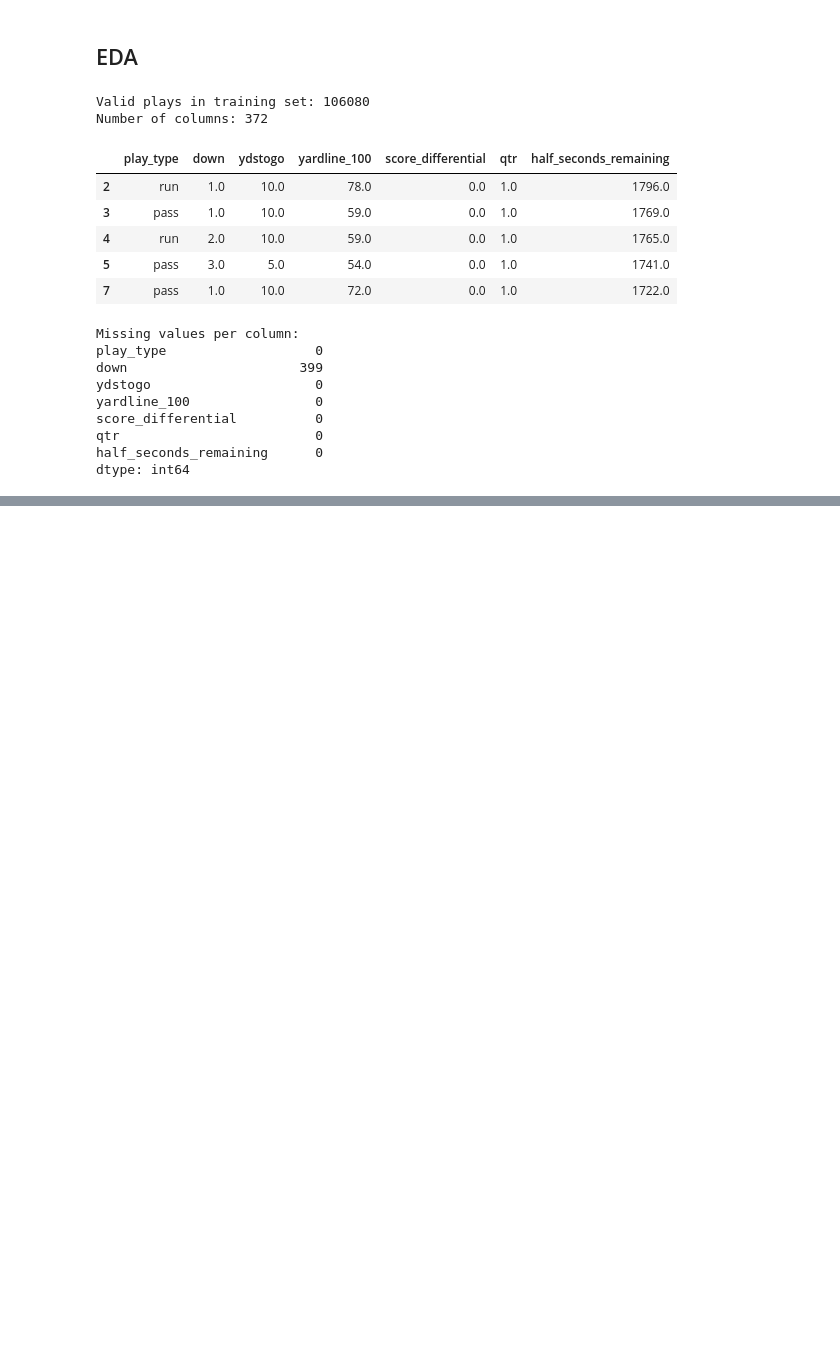
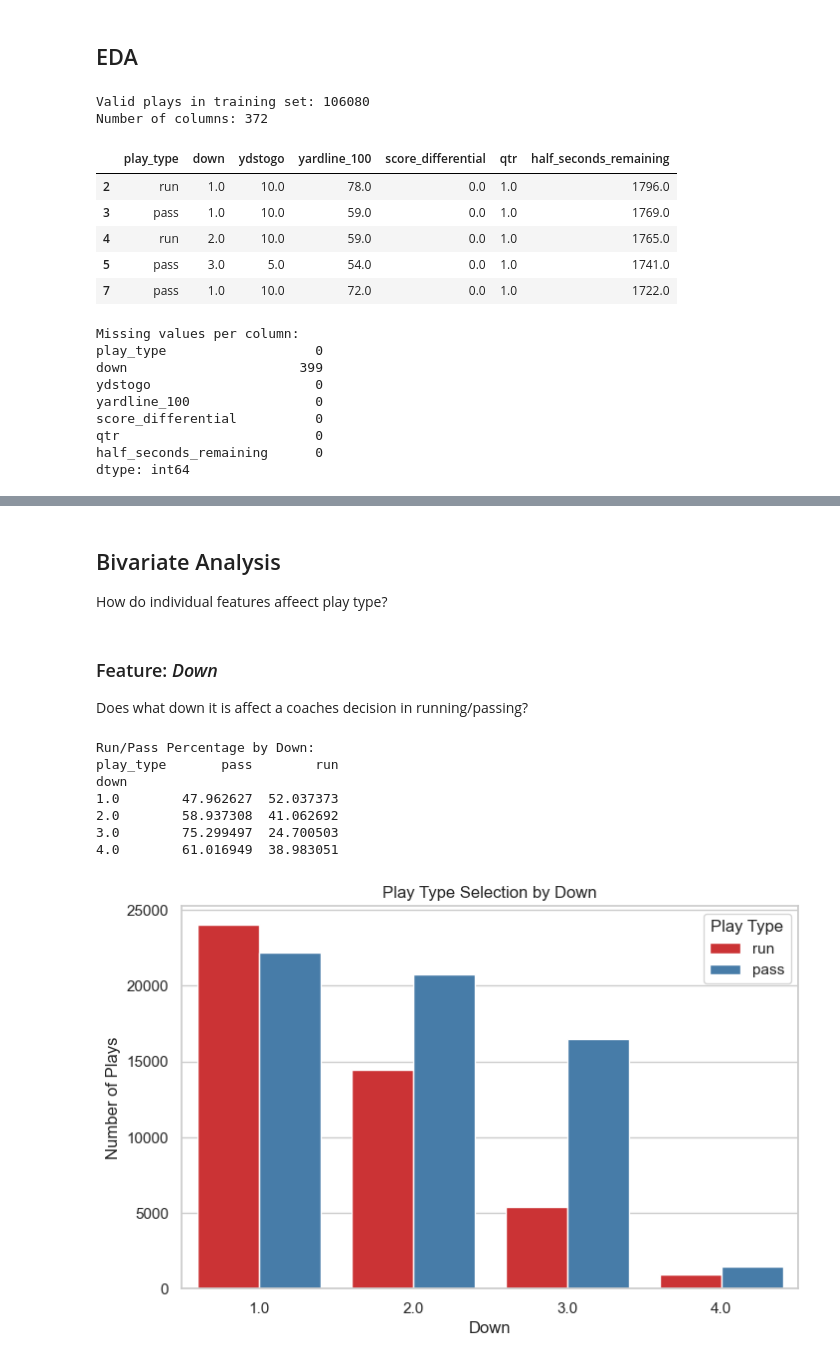
Before and after one commit to cadenpascual/nfl-play-predictor, a Jupyter notebook: notebooks/01_EDA.ipynb, the cells around one changed output, grey strips where cells are left out. Cells and saved outputs as stored; diff of their text form; code cells hidden in the pictures; blank space fills up the shorter version.

```diff
--- a/notebooks/01_EDA.ipynb
+++ b/notebooks/01_EDA.ipynb
@@ -91,0 +94,29 @@ Passing `palette` without assigning `hue` is deprecated and will be removed in v
+# %% [markdown]
+## Bivariate Analysis
+How do individual features affeect play type?
+# %% [markdown]
+### Feature: *Down*
+Does what down it is affect a coaches decision in running/passing?
+# %%
+# Group by down and calculate the percentage of runs vs passes
+down_tendencies = clean_train_df.groupby('down')['play_type'].value_counts(normalize=True).unstack() * 100
+print("Run/Pass Percentage by Down:")
+print(down_tendencies)
+
+# VISUAL 2: Grouped Bar Chart for Downs
+plt.figure(figsize=(8, 5))
+sns.countplot(data=clean_train_df, x='down', hue='play_type', palette='Set1')
+plt.title('Play Type Selection by Down')
+plt.ylabel('Number of Plays')
+plt.xlabel('Down')
+plt.legend(title='Play Type')
+plt.show()
+# %% [output]
+Run/Pass Percentage by Down:
+play_type       pass        run
+down
+1.0        47.962627  52.037373
+2.0        58.937308  41.062692
+3.0        75.299497  24.700503
+4.0        61.016949  38.983051
+[figure, added]
```
Also changed, not shown: parts of 7 cells of this notebook, 1 other file.
